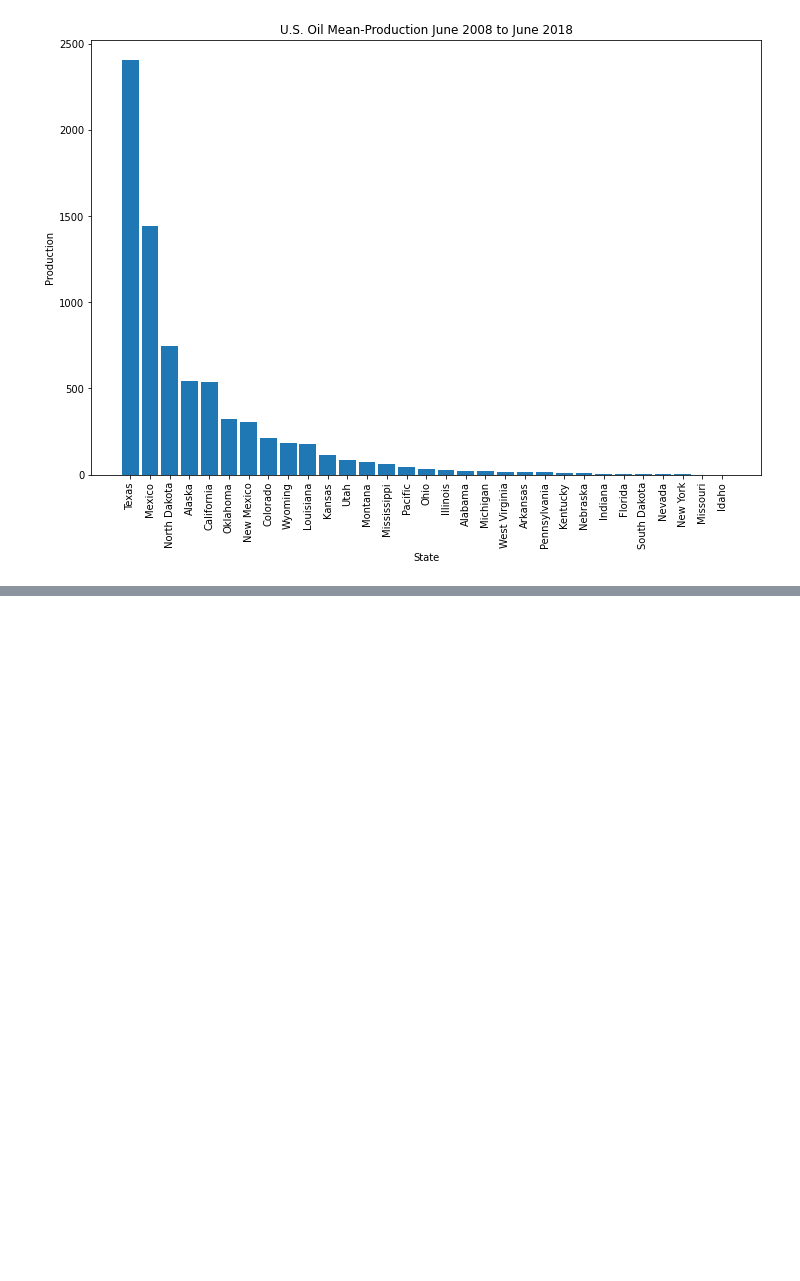
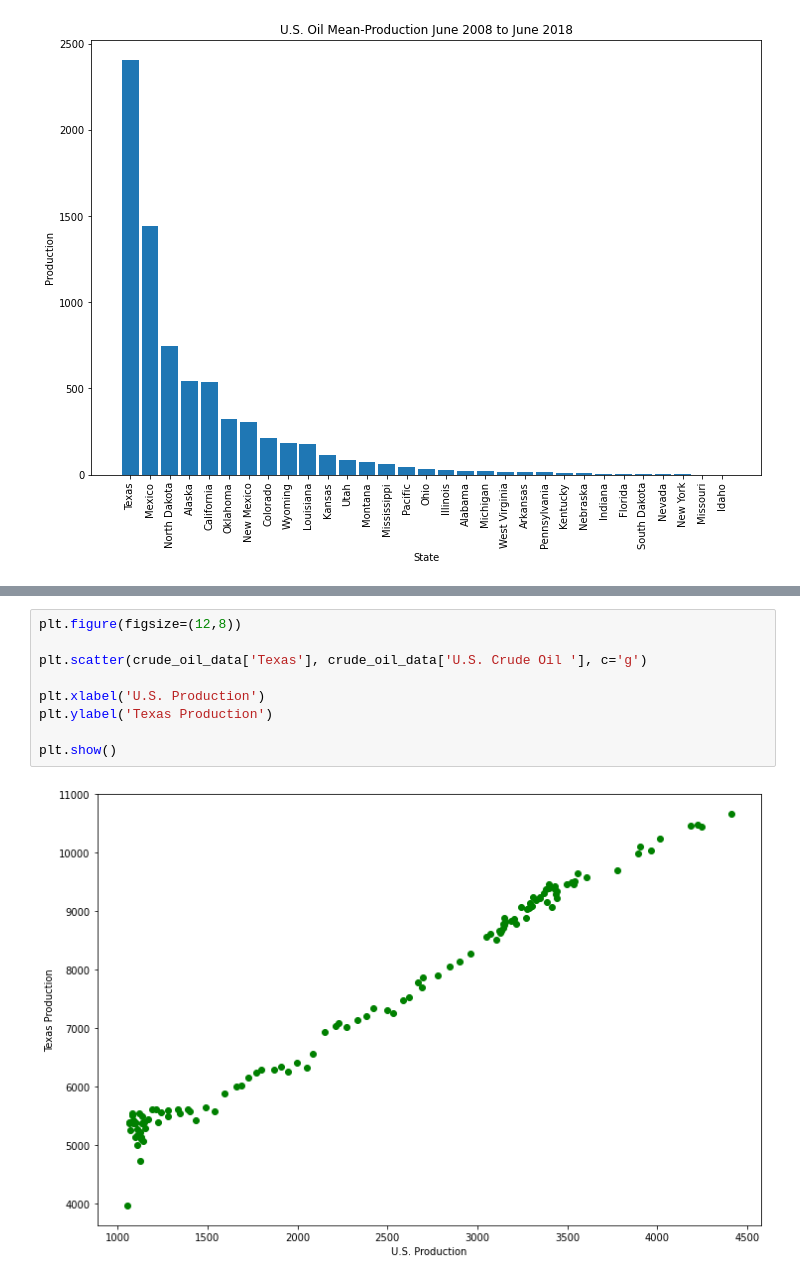
Before and after one commit to aaali-software/data-science-starter, a Jupyter notebook: notebooks/data-science-starter.ipynb, the cells around one changed output, grey strips where cells are left out. Saved outputs shown, nothing was run; the diff lists cells and outputs as text; blank space fills up the shorter version.

```diff
--- a/notebooks/data-science-starter.ipynb
+++ b/notebooks/data-science-starter.ipynb
@@ -332,0 +334,11 @@ ModuleNotFoundError: No module named 'scipy'
+# %%
+plt.figure(figsize=(12,8))
+
+plt.scatter(crude_oil_data['Texas'], crude_oil_data['U.S. Crude Oil '], c='g')
+
+plt.xlabel('U.S. Production')
+plt.ylabel('Texas Production')
+
+plt.show()
+# %% [output]
+[figure, added]
```
Also changed, not shown: parts of 6 cells of this notebook.
